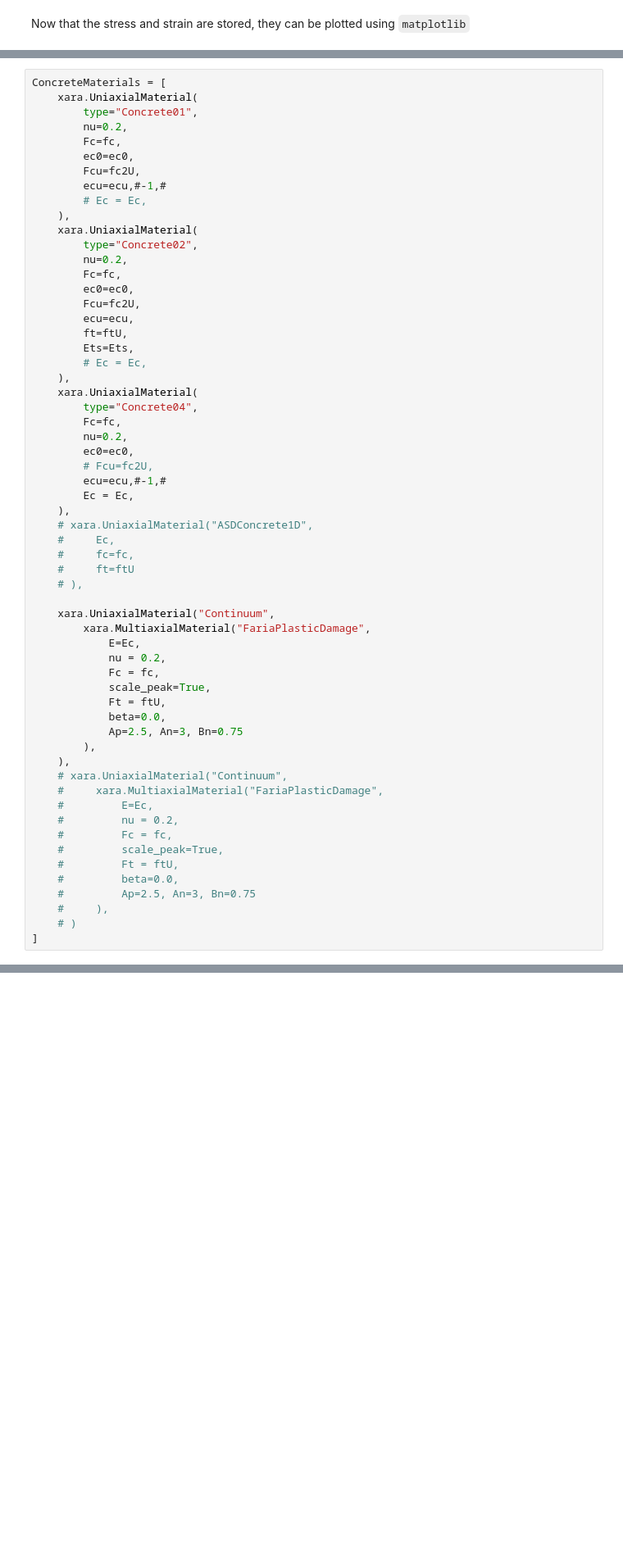
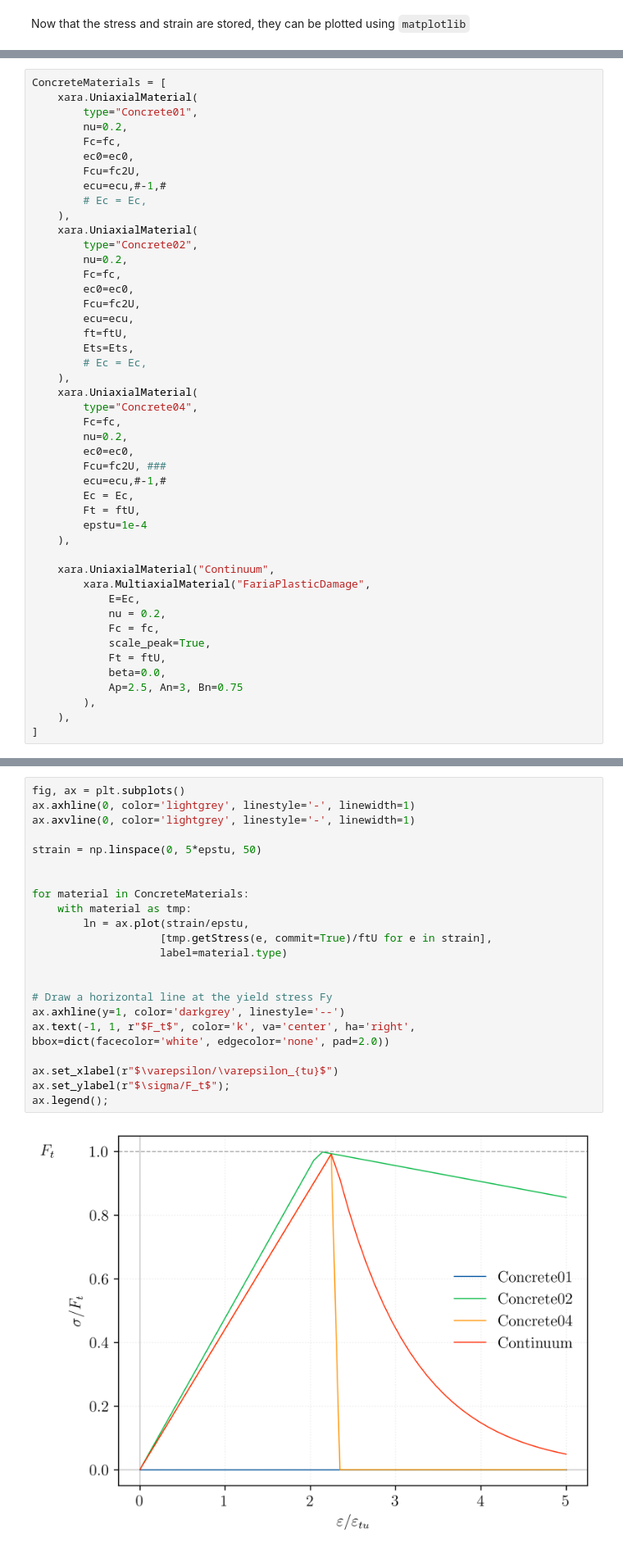
Before and after one commit to peer-open-source/xara-docs, a Jupyter notebook: gallery2/material/material-0003.ipynb, the cells around one changed output, grey strips where cells are left out. Shown at 82% size. Cells and saved outputs as stored; diff of their text form; blank space fills up the shorter version.

```diff
--- a/gallery2/material/material-0003.ipynb
+++ b/gallery2/material/material-0003.ipynb
@@ -89,15 +108,12 @@ ConcreteMaterials = [
         Fc=fc,
         nu=0.2,
         ec0=ec0,
-        # Fcu=fc2U,
+        Fcu=fc2U, ###
         ecu=ecu,#-1,#
         Ec = Ec,
+        Ft = ftU,
+        epstu=1e-4
     ),
-    # xara.UniaxialMaterial("ASDConcrete1D",
-    #     Ec,
-    #     fc=fc,
-    #     ft=ftU
-    # ),
 
     xara.UniaxialMaterial("Continuum",
         xara.MultiaxialMaterial("FariaPlasticDamage",
@@ -110,16 +126,5 @@ ConcreteMaterials = [
             Ap=2.5, An=3, Bn=0.75
         ),
     ),
-    # xara.UniaxialMaterial("Continuum",
-    #     xara.MultiaxialMaterial("FariaPlasticDamage",
-    #         E=Ec,
-    #         nu = 0.2,
-    #         Fc = fc,
-    #         scale_peak=True,
-    #         Ft = ftU,
-    #         beta=0.0,
-    #         Ap=2.5, An=3, Bn=0.75
-    #     ),
-    # )
 ]
 # %% [markdown]
@@ -149,0 +157,24 @@ ax.legend();
+# %%
+fig, ax = plt.subplots()
+ax.axhline(0, color='lightgrey', linestyle='-', linewidth=1)
+ax.axvline(0, color='lightgrey', linestyle='-', linewidth=1)
+
+strain = np.linspace(0, 5*epstu, 50)
+
+
+for material in ConcreteMaterials:
+    with material as tmp:
+        ln = ax.plot(strain/epstu,
+                    [tmp.getStress(e, commit=True)/ftU for e in strain],
+                    label=material.type)
+
+
+# Draw a horizontal line at the yield stress Fy
+ax.axhline(y=1, color='darkgrey', linestyle='--')
+ax.text(-1, 1, r"$F_t$", color='k', va='center', ha='right', bbox=dict(facecolor='white', edgecolor='none', pad=2.0))
+
+ax.set_xlabel(r"$\varepsilon/\varepsilon_{tu}$")
+ax.set_ylabel(r"$\sigma/F_t$");
+ax.legend();
+# %% [output]
+[figure, added]
```
Also changed, not shown: parts of 15 cells of this notebook, 2 other files.
